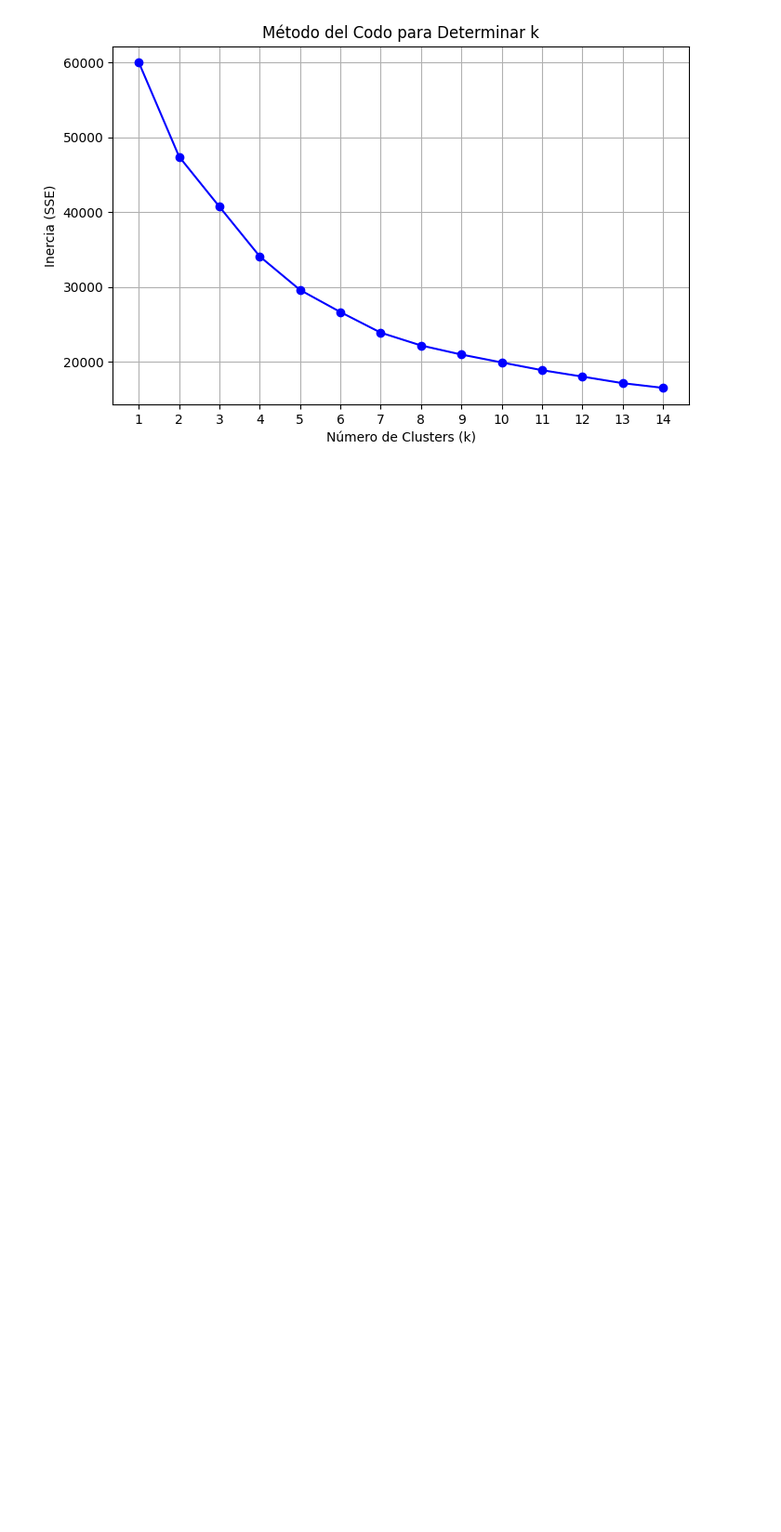
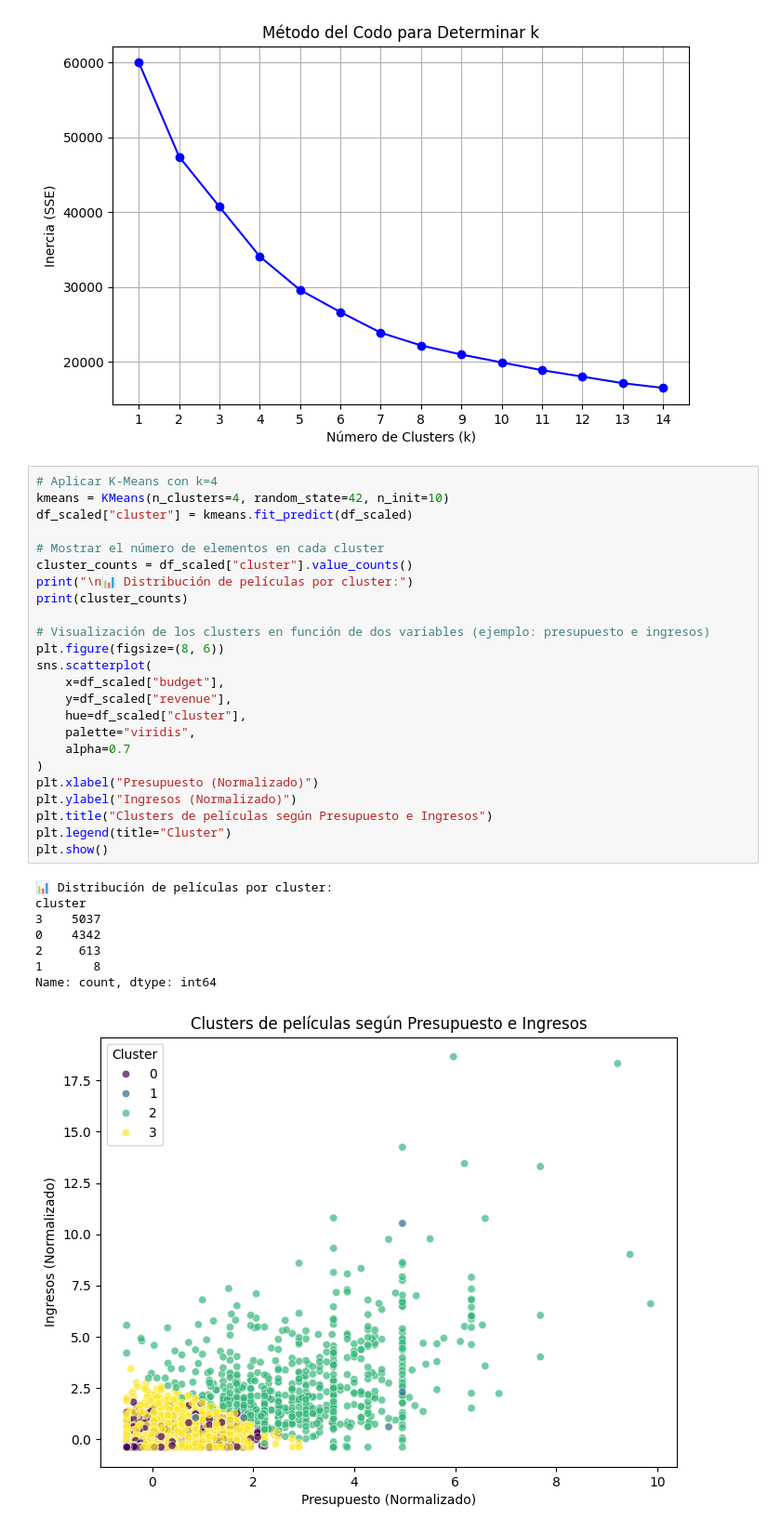
Before and after one commit to EstebanZG999/HT2Mineria, a Jupyter notebook: src/raw_ejercicios/clustering.ipynb, the cells around one changed output. Shown: that part at 93% size. Drawn from its saved outputs; the diff is of its cells as text; blank space fills up the shorter version.

```diff
--- a/src/raw_ejercicios/clustering.ipynb
+++ b/src/raw_ejercicios/clustering.ipynb
@@ -235,3 +235,36 @@ plt.grid()
 plt.show()
 # %% [output]
 [figure]
+# %%
+# Aplicar K-Means con k=4
+kmeans = KMeans(n_clusters=4, random_state=42, n_init=10)
+df_scaled["cluster"] = kmeans.fit_predict(df_scaled)
+
+# Mostrar el número de elementos en cada cluster
+cluster_counts = df_scaled["cluster"].value_counts()
+print("\n📊 Distribución de películas por cluster:")
+print(cluster_counts)
+
+# Visualización de los clusters en función de dos variables (ejemplo: presupuesto e ingresos)
+plt.figure(figsize=(8, 6))
+sns.scatterplot(
+    x=df_scaled["budget"],
+    y=df_scaled["revenue"],
+    hue=df_scaled["cluster"],
+    palette="viridis",
+    alpha=0.7
+)
+plt.xlabel("Presupuesto (Normalizado)")
+plt.ylabel("Ingresos (Normalizado)")
+plt.title("Clusters de películas según Presupuesto e Ingresos")
+plt.legend(title="Cluster")
+plt.show()
+# %% [output]
+📊 Distribución de películas por cluster:
+cluster
+3    5037
+0    4342
+2     613
+1       8
+Name: count, dtype: int64
+[figure, added]
```
Also changed, not shown: parts of 1 cell of this notebook.
